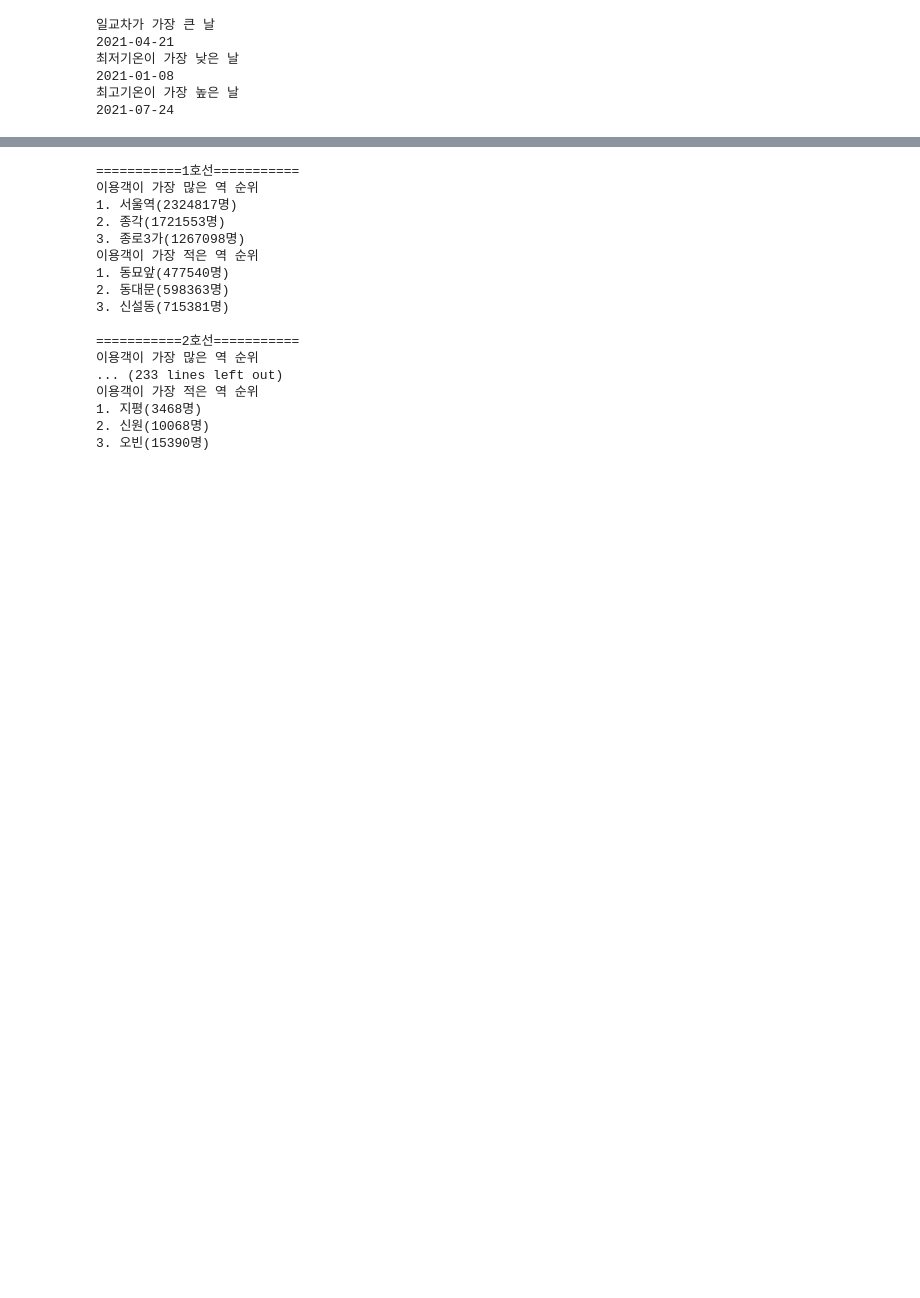
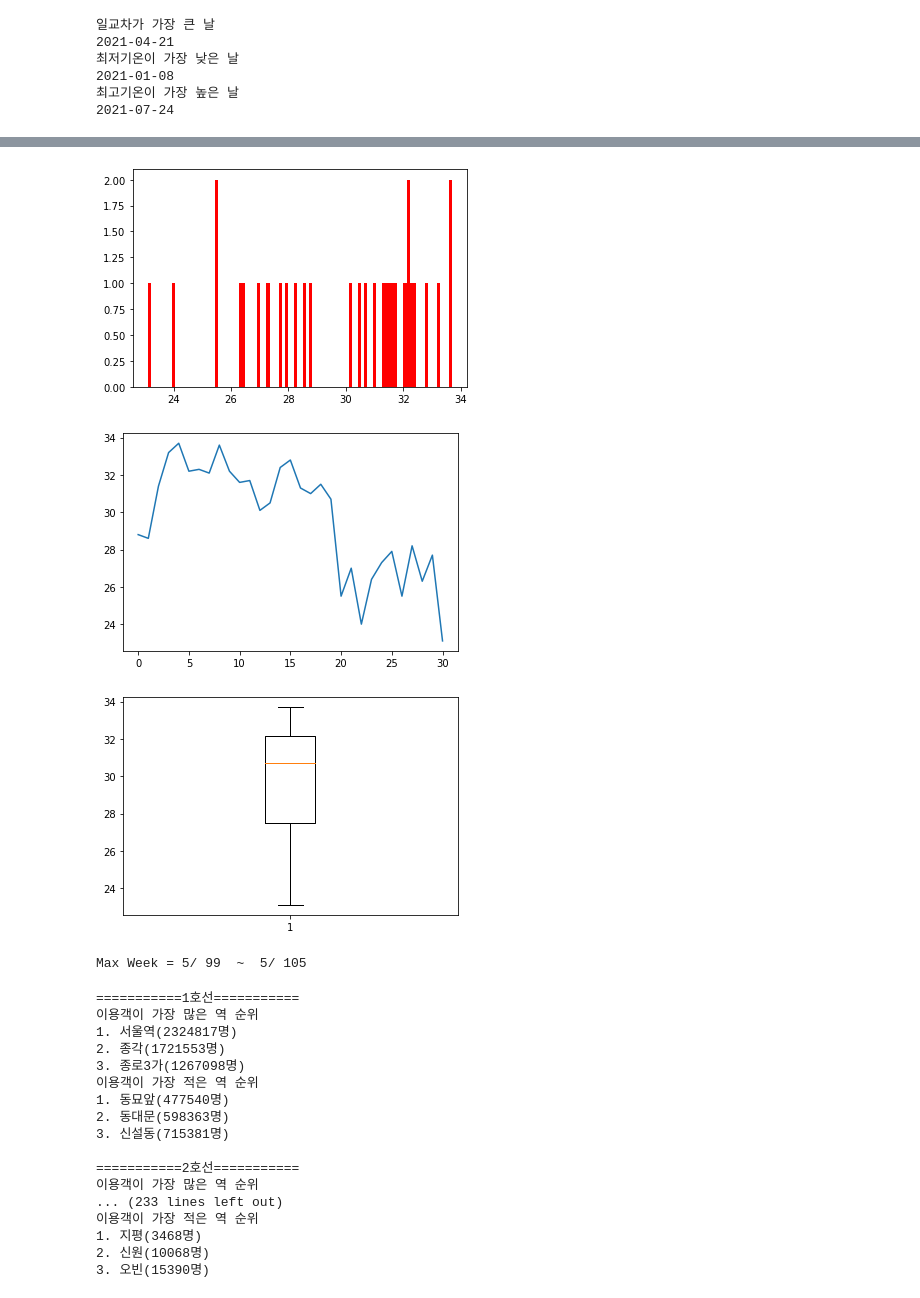
Before and after one commit to Haen1231/OpenSrc, a Jupyter notebook: src/python/week12/week12.ipynb, the cells around one changed output, grey strips where cells are left out. Saved outputs shown, nothing was run; the diff lists cells and outputs as text; code cells hidden in the pictures; blank space fills up the shorter version.

```diff
--- a/src/python/week12/week12.ipynb
+++ b/src/python/week12/week12.ipynb
@@ -43,0 +68,30 @@ print(highestDate)
+# %%
+#기온 시각화2-히스토그램
+import csv
+import numpy as np
+import matplotlib.pyplot as plt
+
+file = open("./weather.csv", "r", encoding = "UTF-8")
+data = csv.reader(file)
+
+next(data) #헤더 건너뛰기
+aug = []
+for row in data:
+    month = row[0].split('-')[1]
+    if row[-1] != ' ':
+        if month == '08':
+            aug.append(float(row[-1]))
+
+plt.hist(aug, bins=100, color='r')
+plt.show()
+
+plt.plot(aug)
+plt.show()
+
+#상자 그래프
+plt.boxplot(aug)
+plt.show()
+# %% [output]
+[figure, added]
+[figure, added]
+[figure, added]
@@ -44,3 +136,43 @@ print(highestDate)
+# %%
+import csv
+import pandas as pd
+import numpy as np
+import matplotlib.pyplot as plt
+from matplotlib import rc
+rc('font', family = 'AppleGothic')
+
+f = open('weather.csv','r')
+data = csv.reader(f)
+next(data)
+
+week_temp = []
+sum = 0
+count = 0
+
+
+for row in data:
+    day = int(row[0].split('-')[2])
+    if day%7 != 0:
+        sum += float(row[4])-float(row[3])
+        if day == 31:
+            week_temp.append(sum)
+    else:
+        week_temp.append(sum)
+        sum = 0
+
+maxindex = 0
+maxvalue = 0
+for i,value in enumerate(week_temp):
+    if value >= maxvalue:
+        maxvalue = value
+        maxindex = i
+
+resultday1 = maxindex*7+1
+resultday2 = maxindex*7+7
+
+print('Max Week = 5/',resultday1, ' ~ ','5/',resultday2)
+# %% [output]
+Max Week = 5/ 99  ~  5/ 105
 # %%
 import csv
 
```
Also changed, not shown: parts of 4 cells of this notebook, 4 other files.
